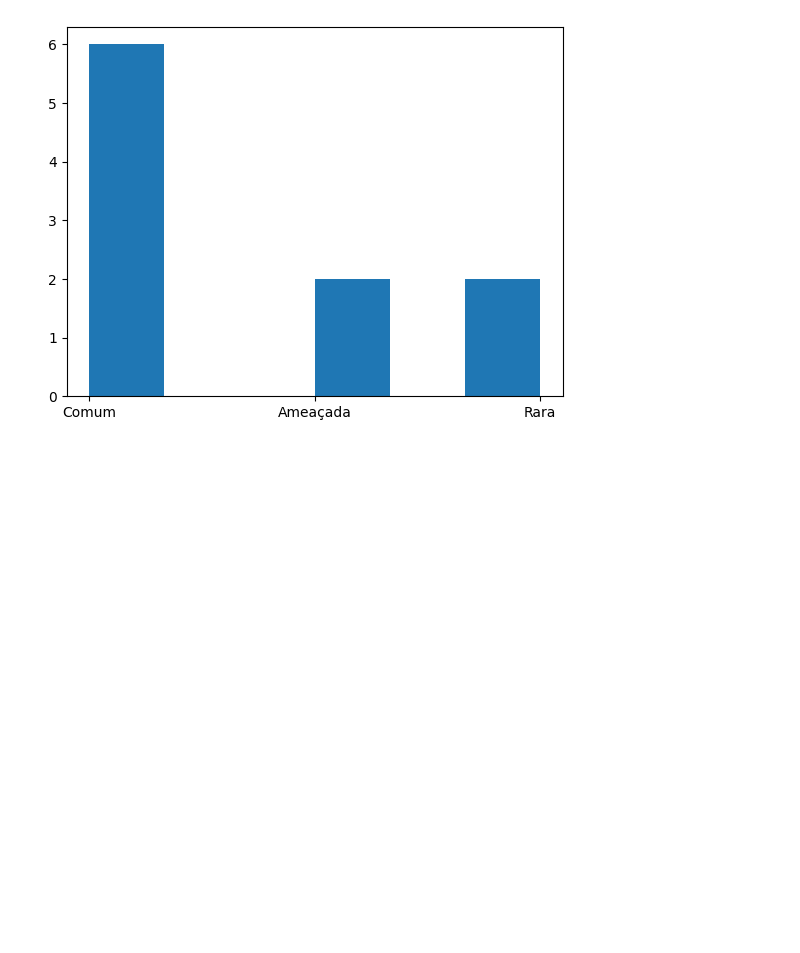
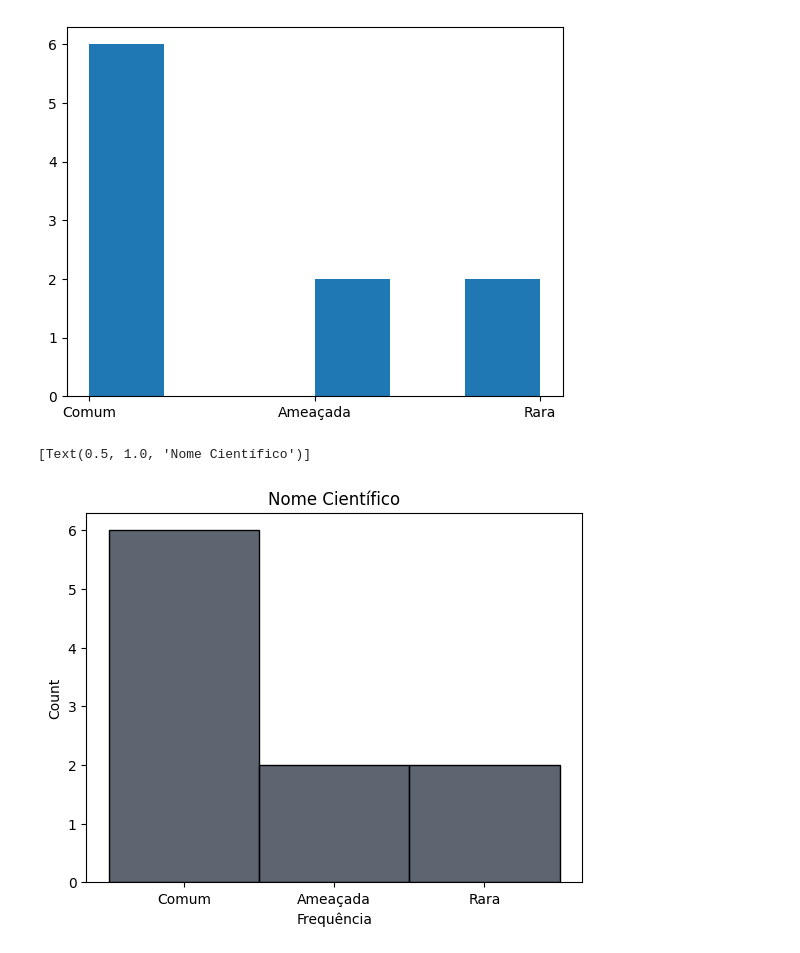
Before and after one commit to VitoriaN27/Python, a Jupyter notebook: python-histograma/histograma.ipynb, the cells around one changed output. Cells and saved outputs as stored; diff of their text form; code cells hidden in the pictures; blank space fills up the shorter version.

Commit message:
densidade, metodo kdeplot para densidade

```diff
--- a/python-histograma/histograma.ipynb
+++ b/python-histograma/histograma.ipynb
@@ -45,0 +50,7 @@ plt.hist(base["Frequência"], bins = 6)
+# %%
+#histograma com a linha de distribuições de frequencia, com 6 divisões (bins)
+#kde = linha densidade
+sns.histplot(base['Frequência'], kde=False, bins=6,color='#273142').set(title='Nome Científico')
+# %% [output]
+[Text(0.5, 1.0, 'Nome Científico')]
+[figure, added]
```
Also changed, not shown: parts of 2 cells of this notebook.
